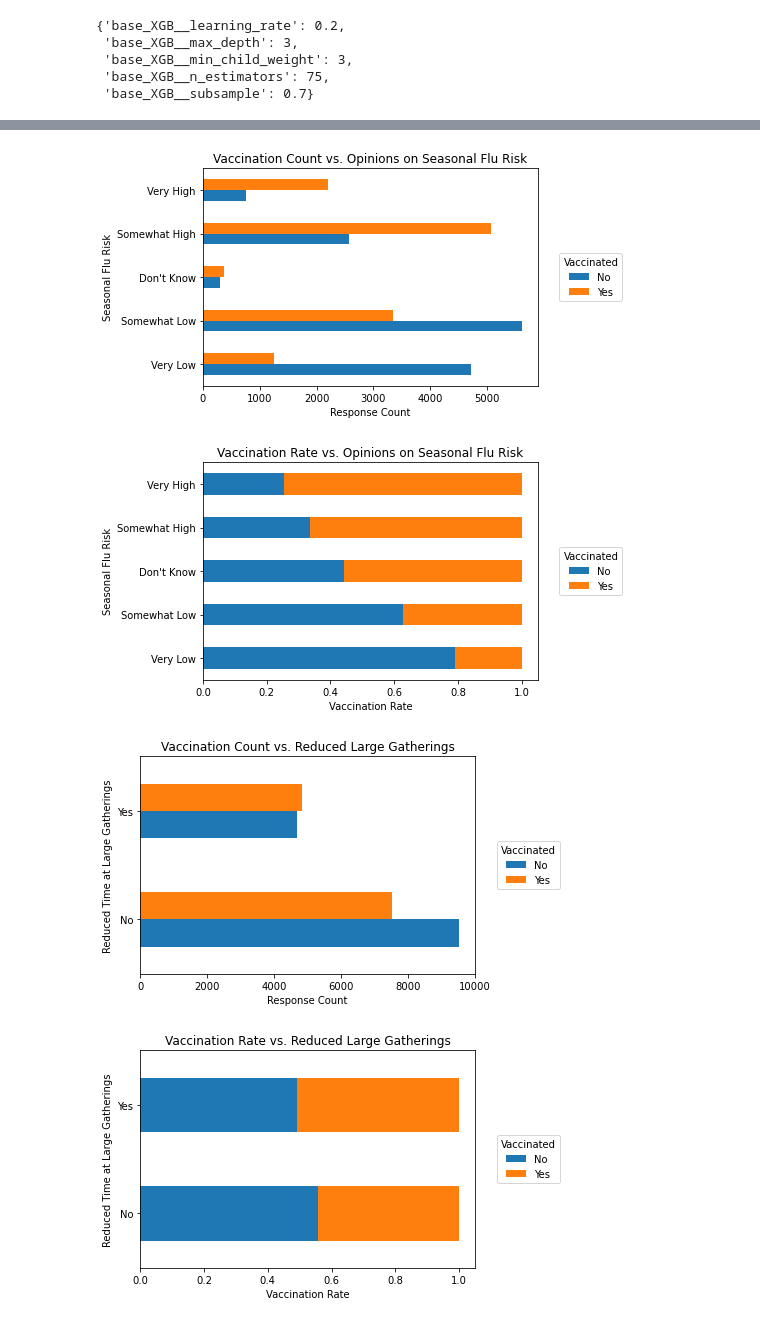
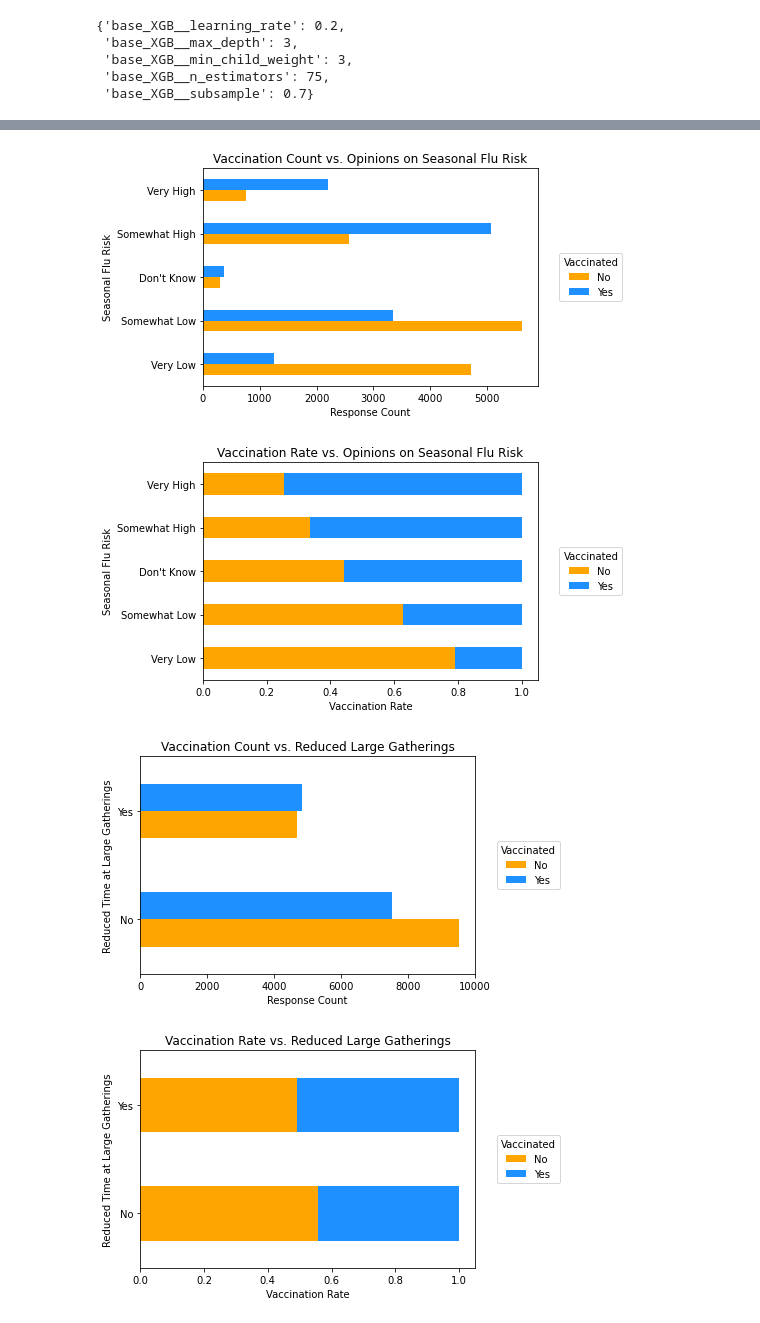
Before and after one commit to sanderlin2013/Predicting-Flu-Vaccines, a Jupyter notebook: Predicting Flu Vaccine Compliance.ipynb, the cells around one changed output, grey strips where cells are left out. Saved outputs shown, nothing was run; the diff lists cells and outputs as text; code cells hidden in the pictures.

```diff
--- a/Predicting Flu Vaccine Compliance.ipynb
+++ b/Predicting Flu Vaccine Compliance.ipynb
@@ -793,7 +815,7 @@ seasonal_risk_counts = counts.sum(axis='columns')
 props = counts.div(seasonal_risk_counts, axis='index')
 # %%
 # first graph
-ax = counts.plot.barh()
+ax = counts.plot.barh(color = ["orange", "dodgerblue"])
 ax.legend(
     loc='center left',
     bbox_to_anchor=(1.05, 0.5),
@@ -806,10 +828,10 @@ ax.set_yticklabels(["Very Low", "Somewhat Low", "Don't Know",
                     "Somewhat High", "Very High"])
 plt.title('Vaccination Count vs. Opinions on Seasonal Flu Risk');
 # %% [output]
-[figure, old version]
+[figure, new version]
 # %%
 # Second graph
-ax = props.plot.barh(stacked=True)
+ax = props.plot.barh(stacked=True, color = ["orange", "dodgerblue"])
 ax.legend(
     loc='center left',
     bbox_to_anchor=(1.05, 0.5),
@@ -822,7 +844,7 @@ ax.set_yticklabels(["Very Low", "Somewhat Low", "Don't Know",
                     "Somewhat High", "Very High"])
 plt.title('Vaccination Rate vs. Opinions on Seasonal Flu Risk');
 # %% [output]
-[figure, old version]
+[figure, new version]
 # %%
 # look into the worst predictor on our XCGClassifier model
 counts = (df[['seasonal_vaccine', 'behavioral_large_gatherings']]
@@ -834,7 +856,7 @@ large_gathering_counts = counts.sum(axis='columns')
 props = counts.div(large_gathering_counts, axis='index')
 # %%
 # first graph
-ax = counts.plot.barh()
+ax = counts.plot.barh(color = ["orange", "dodgerblue"])
 ax.legend(
     loc='center left',
     bbox_to_anchor=(1.05, 0.5),
@@ -846,18 +868,18 @@ plt.xlabel('Response Count')
 ax.set_yticklabels(["No", "Yes"])
 plt.title('Vaccination Count vs. Reduced Large Gatherings');
 # %% [output]
-[figure, old version]
+[figure, new version]
 # %%
-ax = props.plot.barh(stacked=True)
+ax = props.plot.barh(stacked=True, color = ["orange", "dodgerblue"])
 ax.legend(
     loc='center left',
     bbox_to_anchor=(1.05, 0.5),
     labels = ["No", "Yes"],
     title='Vaccinated')
 plt.ylabel('Reduced Time at Large Gatherings')
 plt.xlabel('Vaccination Rate')
 # set y-axes tick labels
 ax.set_yticklabels(["No", "Yes"])
 plt.title('Vaccination Rate vs. Reduced Large Gatherings');
 # %% [output]
-[figure, old version]
+[figure, new version]
```
Also changed, not shown: parts of 21 cells of this notebook.
